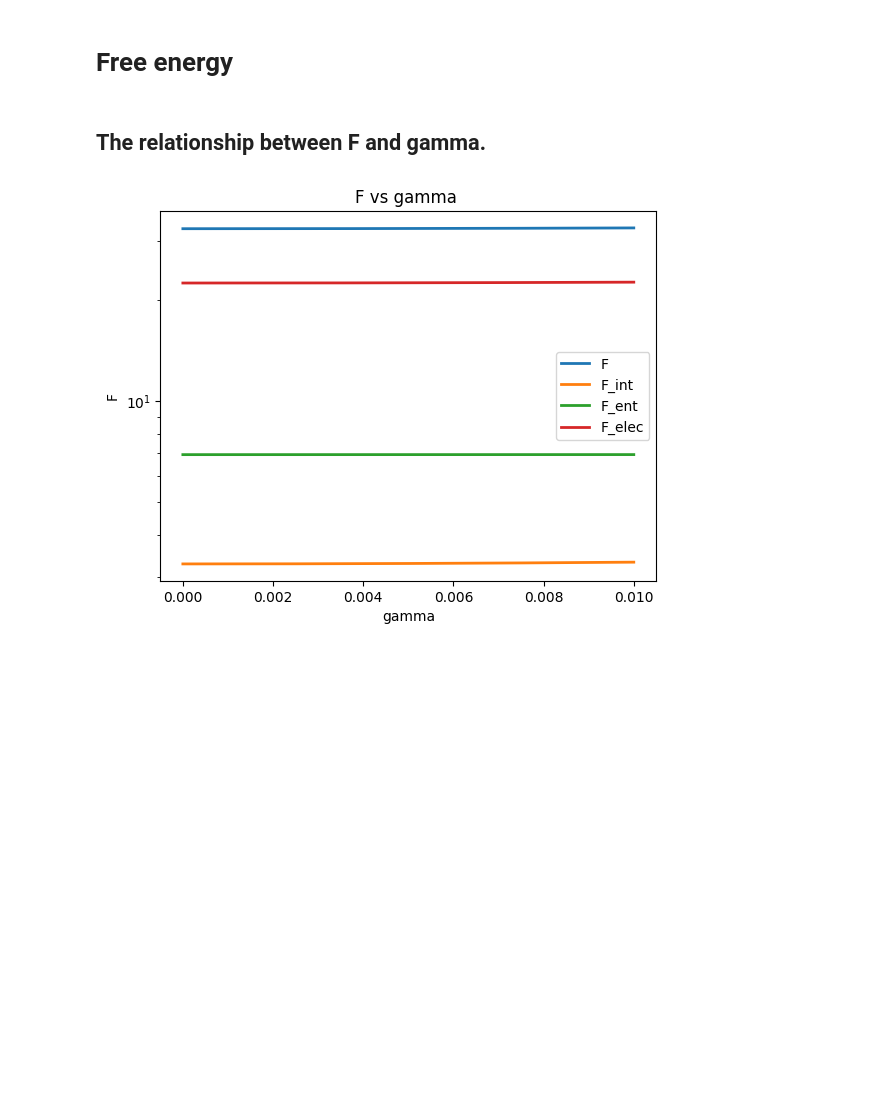
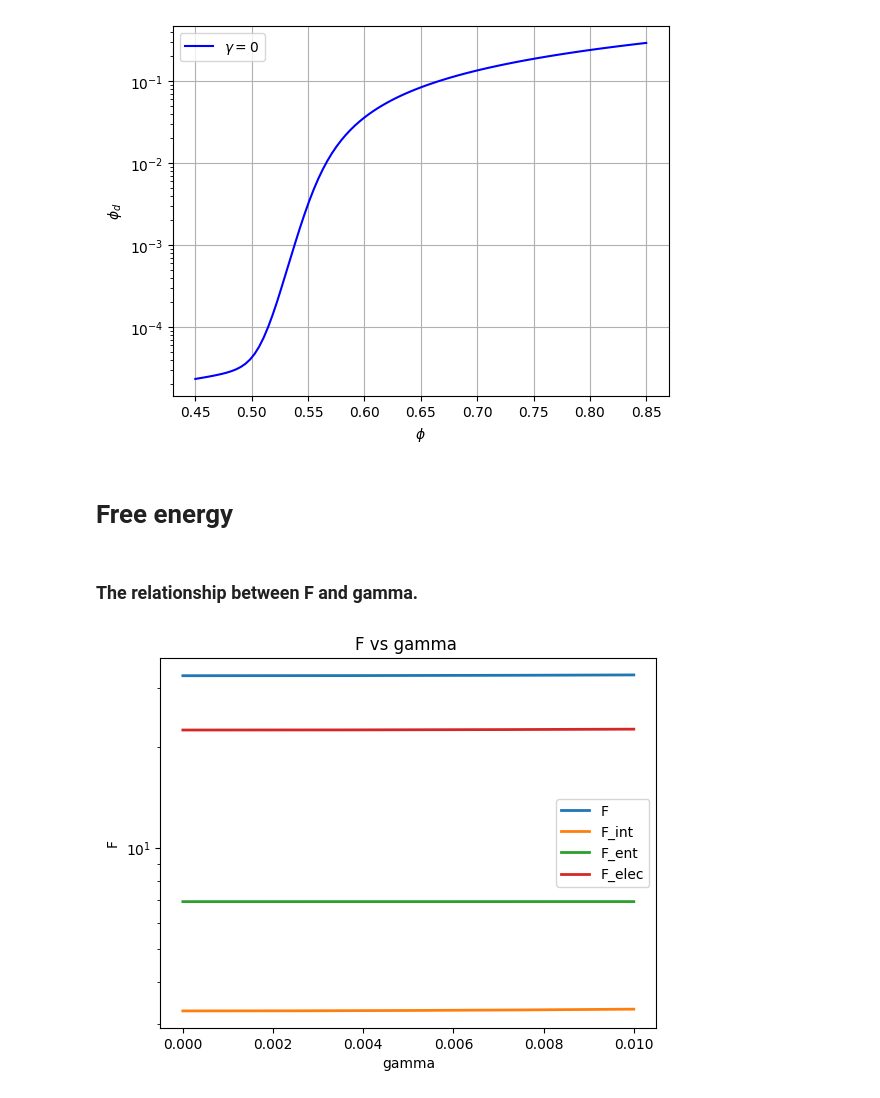
Before and after one commit to inxslynne/thesisproject, a Jupyter notebook: py-kimmason-final.ipynb, the cells around one changed output. Drawn from its saved outputs; the diff is of its cells as text; code cells hidden in the pictures; blank space fills up the shorter version.

```diff
--- a/py-kimmason-final.ipynb
+++ b/py-kimmason-final.ipynb
@@ -54,10 +54,25 @@ def find_min_phi_d(phi, gamma):
         return F_tot(phi_d, phi, gamma)
     result = minimize_scalar(objective, bounds=(lower_bound, upper_bound), method='bounded')
     return result.x, result.fun
+# %%
+phi_values = np.linspace(0.45, 0.85, 100)
+phi_d_values = [find_min_phi_d(phi, 0)[0] for phi in phi_values]
+
+# Plotting
+plt.plot(phi_values, phi_d_values, label=r'$\gamma=0$', color='blue')
+plt.xlabel(r'$\phi$')
+plt.ylabel(r'$\phi_d$')
+# plt.title(r'$\phi_d$ vs $\phi$ for $\gamma=0$')
+plt.legend()
+plt.grid(True)
+plt.yscale('log')
+plt.show()
+# %% [output]
+[figure, added]
 # %% [markdown]
 # Free energy
 # %% [markdown]
-## The relationship between F and gamma.
+### The relationship between F and gamma.
 # %%
 gamma_vals = np.linspace(0, 0.01, 200)
 F_tot_vals = []
```
Also changed, not shown: parts of 8 cells of this notebook, 1 other file.
